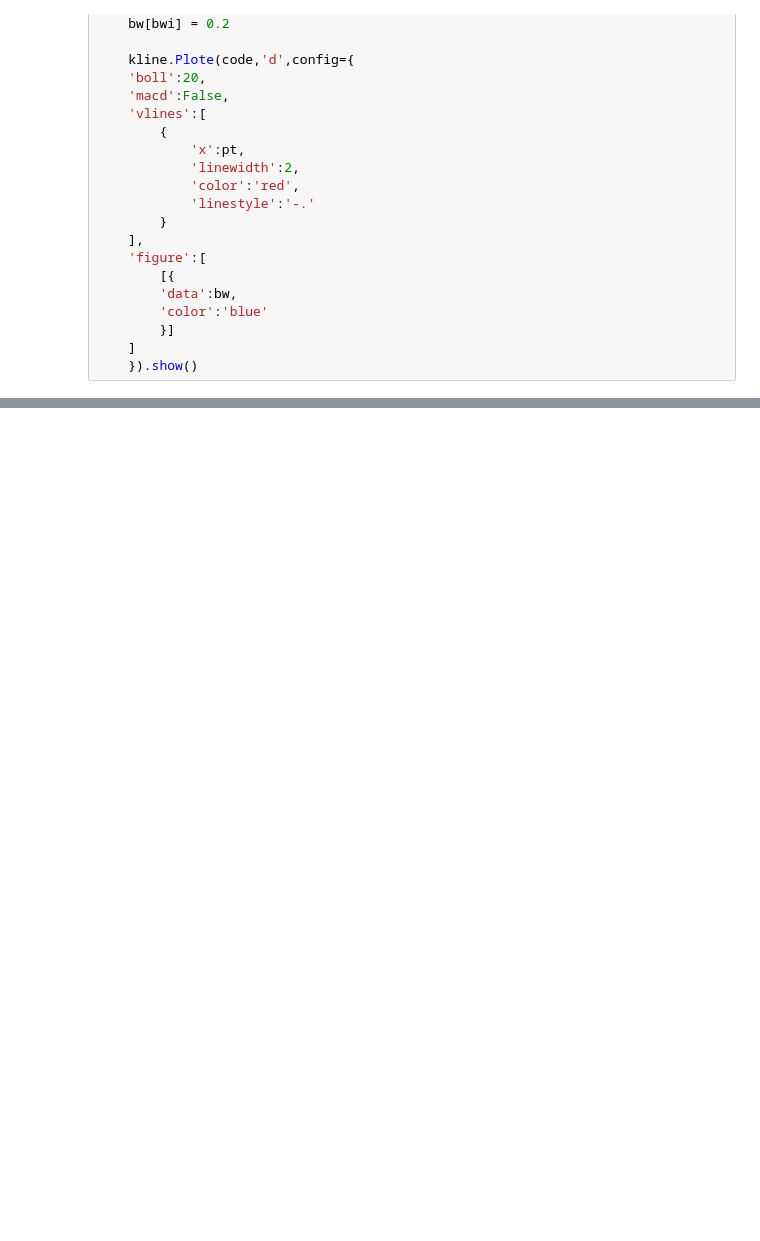
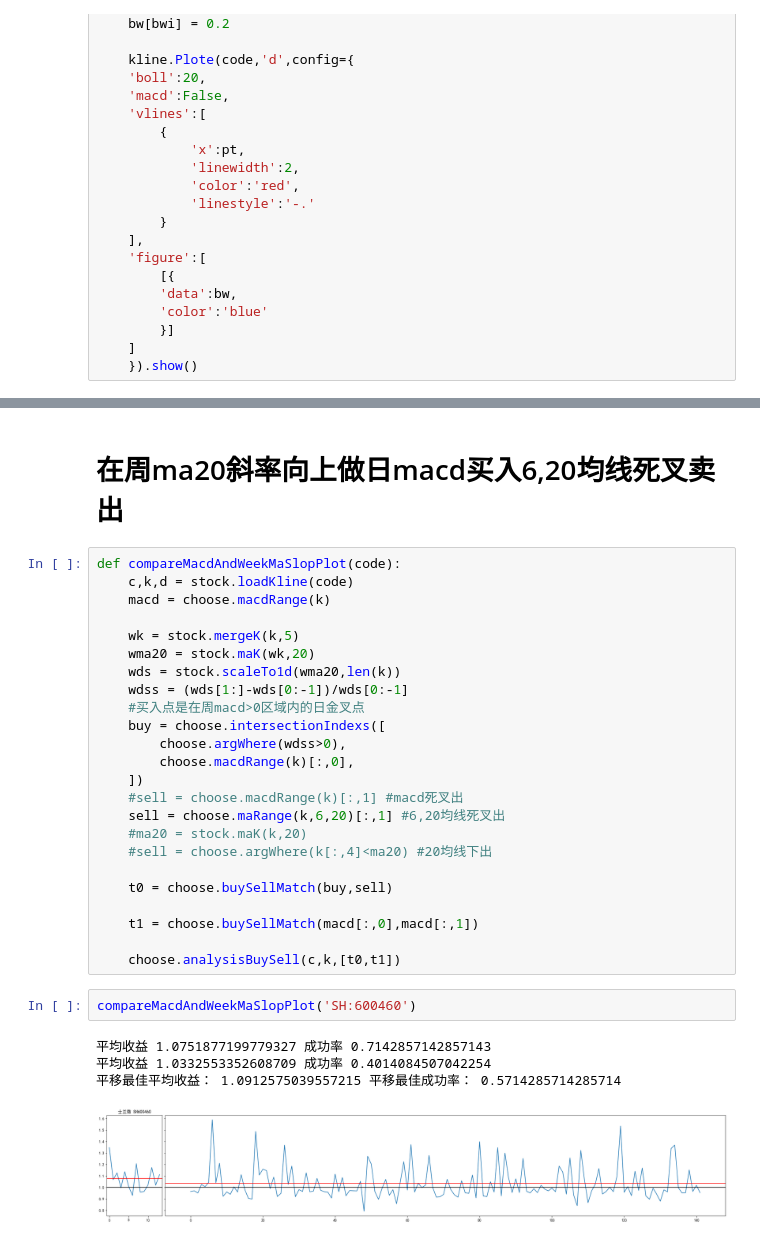
Before and after one commit to JohnCrash/stock, a Jupyter notebook: jupyter/test.ipynb, the cells around one changed output, grey strips where cells are left out. Cells and saved outputs as stored; diff of their text form; blank space fills up the shorter version.

```diff
--- a/jupyter/test.ipynb
+++ b/jupyter/test.ipynb
@@ -81,0 +154,33 @@ compareMacdAndBollMa20Plot('SH:600460')
+# %% [markdown]
+# 在周ma20斜率向上做日macd买入6,20均线死叉卖出
+# %%
+def compareMacdAndWeekMaSlopPlot(code):
+    c,k,d = stock.loadKline(code)
+    macd = choose.macdRange(k)
+
+    wk = stock.mergeK(k,5)
+    wma20 = stock.maK(wk,20)
+    wds = stock.scaleTo1d(wma20,len(k))
+    wdss = (wds[1:]-wds[0:-1])/wds[0:-1]
+    #买入点是在周macd>0区域内的日金叉点
+    buy = choose.intersectionIndexs([
+        choose.argWhere(wdss>0),
+        choose.macdRange(k)[:,0],
+    ])
+    #sell = choose.macdRange(k)[:,1] #macd死叉出
+    sell = choose.maRange(k,6,20)[:,1] #6,20均线死叉出
+    #ma20 = stock.maK(k,20)
+    #sell = choose.argWhere(k[:,4]<ma20) #20均线下出
+
+    t0 = choose.buySellMatch(buy,sell)
+
+    t1 = choose.buySellMatch(macd[:,0],macd[:,1])
+
+    choose.analysisBuySell(c,k,[t0,t1])
+# %%
+compareMacdAndWeekMaSlopPlot('SH:600460')
+# %% [output]
+平均收益 1.0751877199779327 成功率 0.7142857142857143
+平均收益 1.0332553352608709 成功率 0.4014084507042254
+平移最佳平均收益： 1.0912575039557215 平移最佳成功率： 0.5714285714285714
+[figure, added]
```
Also changed, not shown: parts of 23 cells of this notebook, 3 other files.
